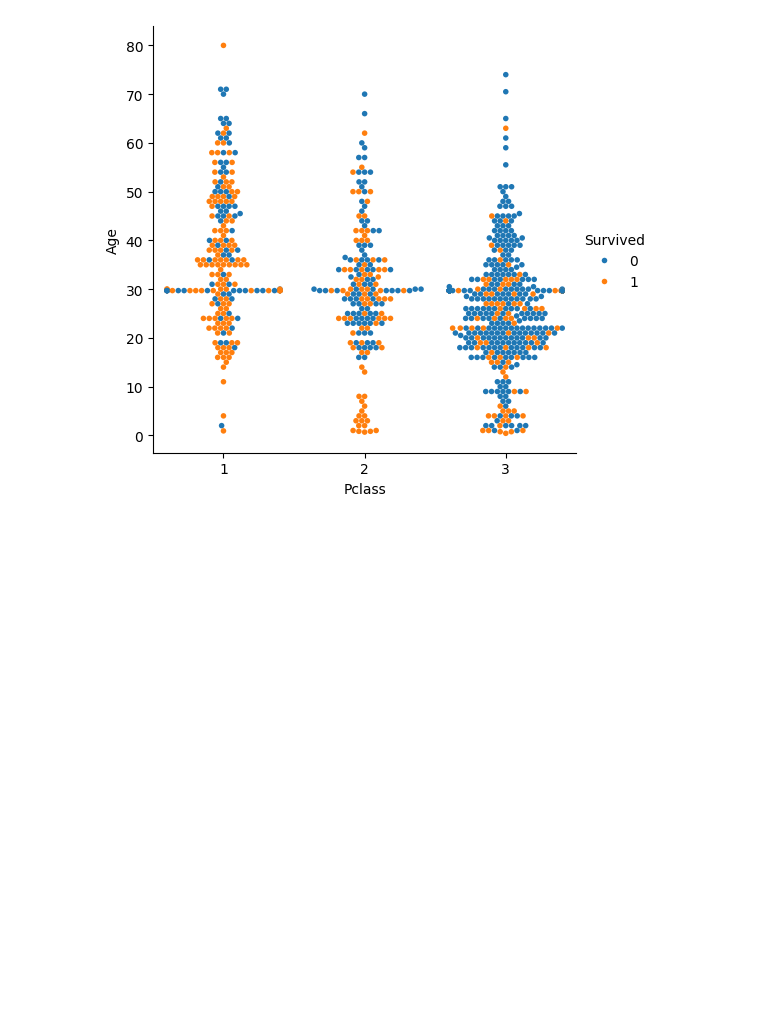
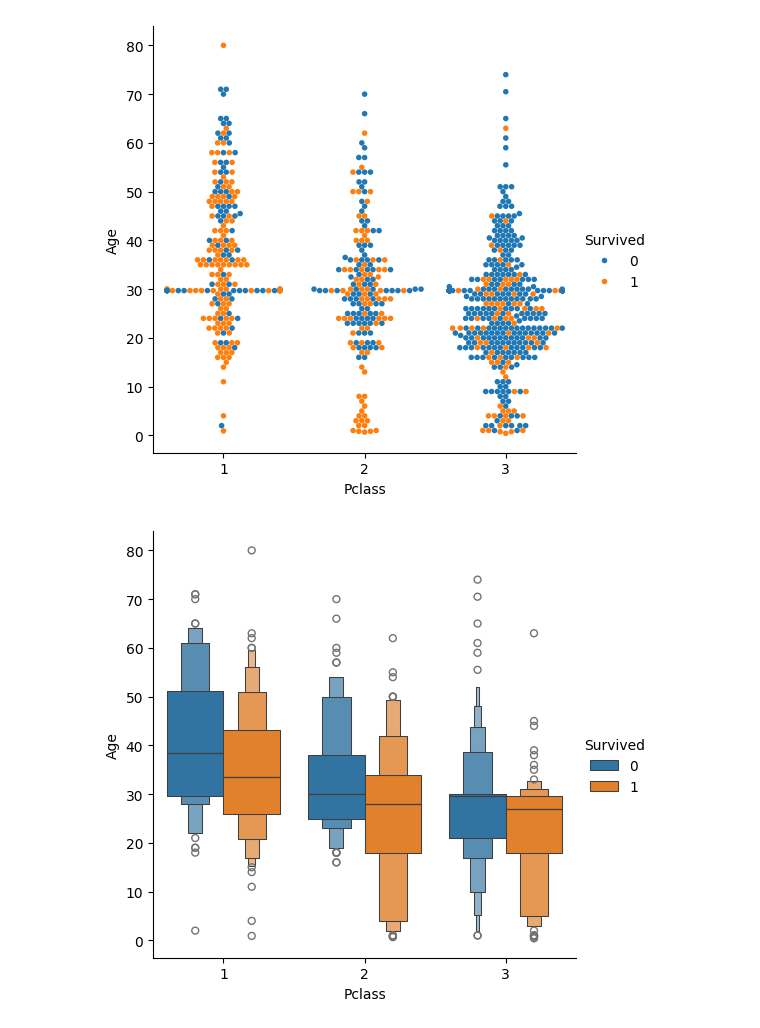
Before and after one commit to hashtag-squirrel/titanic-capstone-project, a Jupyter notebook: data_exploration.ipynb, the cells around one changed output. Cells and saved outputs as stored; diff of their text form; code cells hidden in the pictures; blank space fills up the shorter version.

Commit message:
Add more visualization

```diff
--- a/data_exploration.ipynb
+++ b/data_exploration.ipynb
@@ -293,3 +293,9 @@ sns.catplot(data=train, kind="swarm", y="Age", x="Pclass", hue="Survived", size=
 plt.show()
 # %% [output]
 [figure]
+# %%
+sns.catplot(data=train, kind="boxen", y="Age", x="Pclass", hue="Survived")
+
+plt.show()
+# %% [output]
+[figure, added]
```
Also changed, not shown: parts of 1 cell of this notebook.
